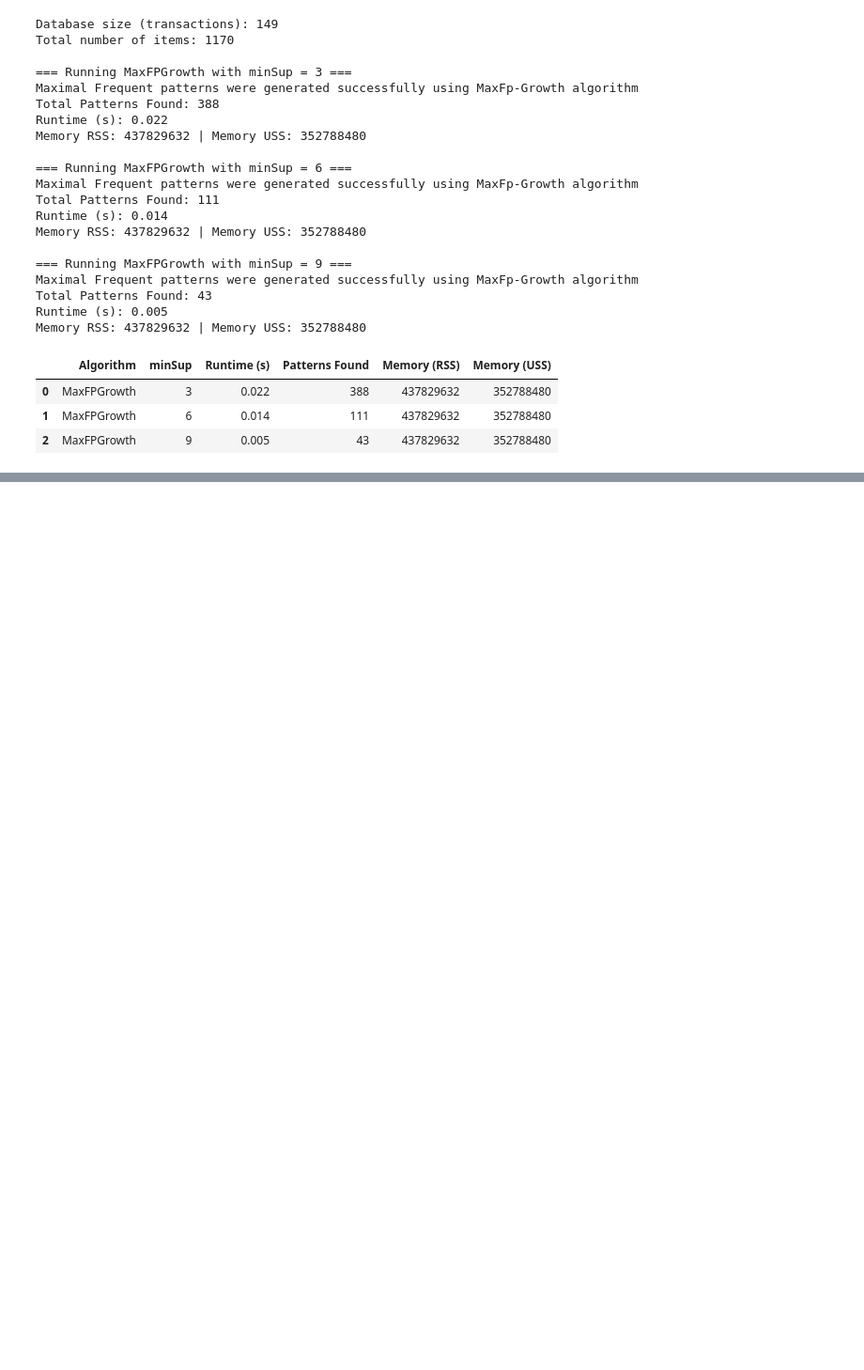
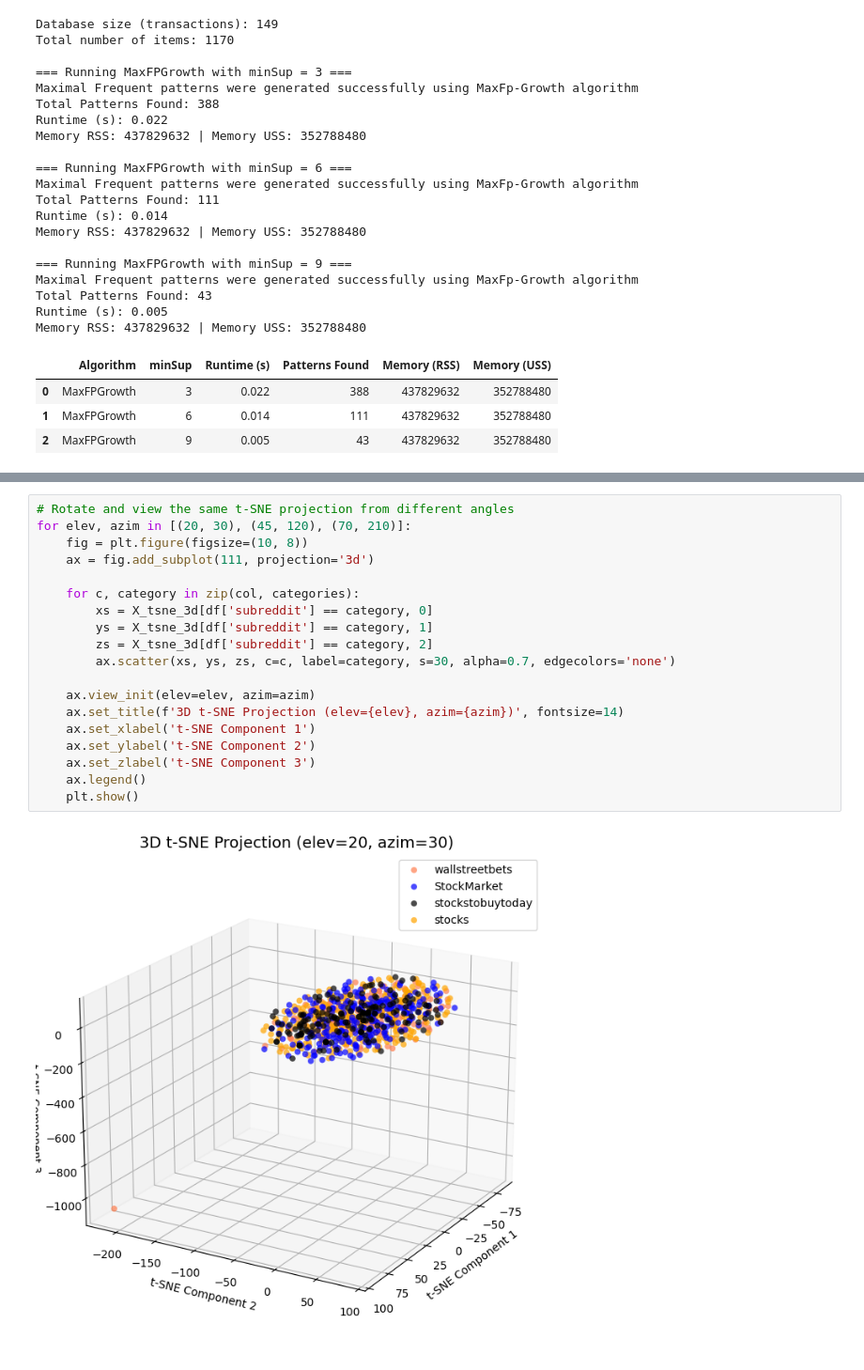
Before and after one commit to Ootje123/DM2025-Lab1-Exercise, a Jupyter notebook: DM2025-Lab1-Homework.ipynb, the cells around one changed output, grey strips where cells are left out. Shown at 94% size. Cells and saved outputs as stored; diff of their text form; blank space fills up the shorter version.

```diff
--- a/DM2025-Lab1-Homework.ipynb
+++ b/DM2025-Lab1-Homework.ipynb
@@ -590,0 +731,21 @@ Memory RSS: 437829632 | Memory USS: 352788480
+# %%
+# Rotate and view the same t-SNE projection from different angles
+for elev, azim in [(20, 30), (45, 120), (70, 210)]:
+    fig = plt.figure(figsize=(10, 8))
+    ax = fig.add_subplot(111, projection='3d')
+
+    for c, category in zip(col, categories):
+        xs = X_tsne_3d[df['subreddit'] == category, 0]
+        ys = X_tsne_3d[df['subreddit'] == category, 1]
+        zs = X_tsne_3d[df['subreddit'] == category, 2]
+        ax.scatter(xs, ys, zs, c=c, label=category, s=30, alpha=0.7, edgecolors='none')
+
+    ax.view_init(elev=elev, azim=azim)
+    ax.set_title(f'3D t-SNE Projection (elev={elev}, azim={azim})', fontsize=14)
+    ax.set_xlabel('t-SNE Component 1')
+    ax.set_ylabel('t-SNE Component 2')
+    ax.set_zlabel('t-SNE Component 3')
+    ax.legend()
+    plt.show()
+# %% [output]
+[figure, added]
```
Also changed, not shown: parts of 20 cells of this notebook.
